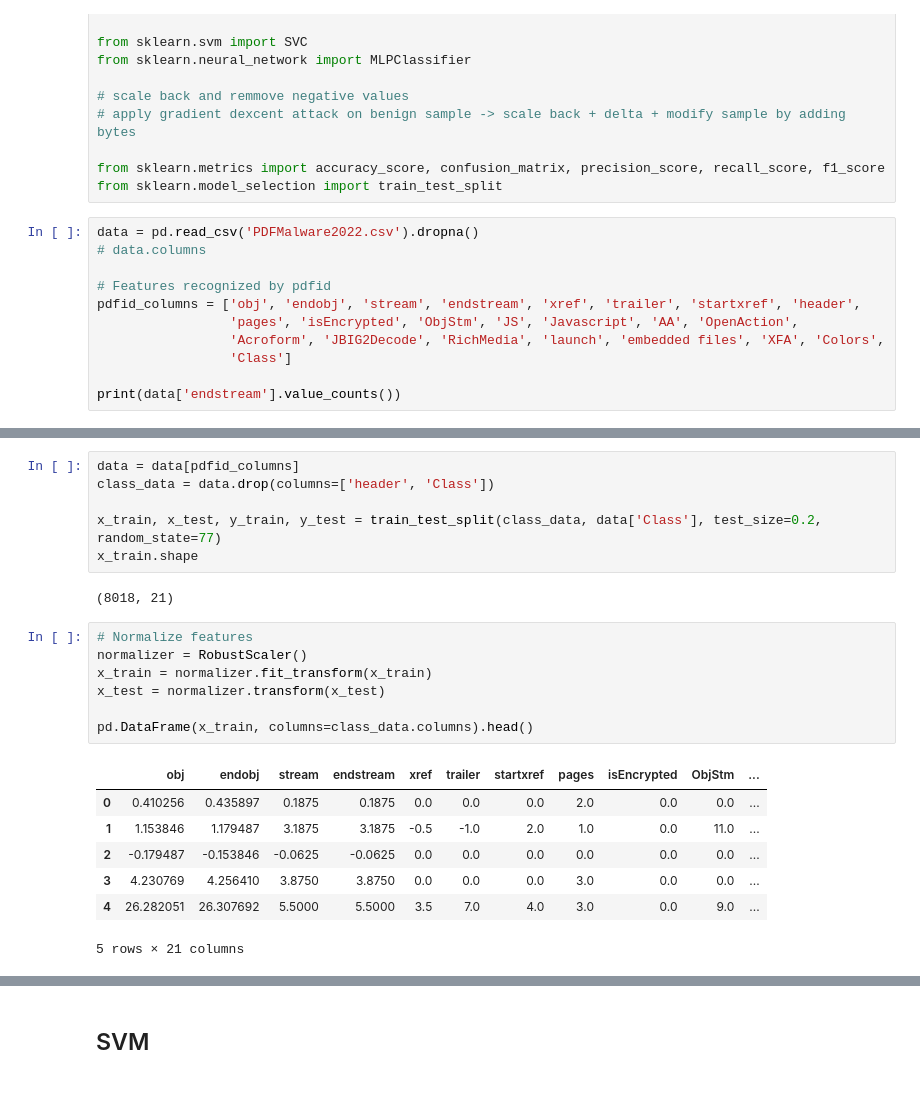
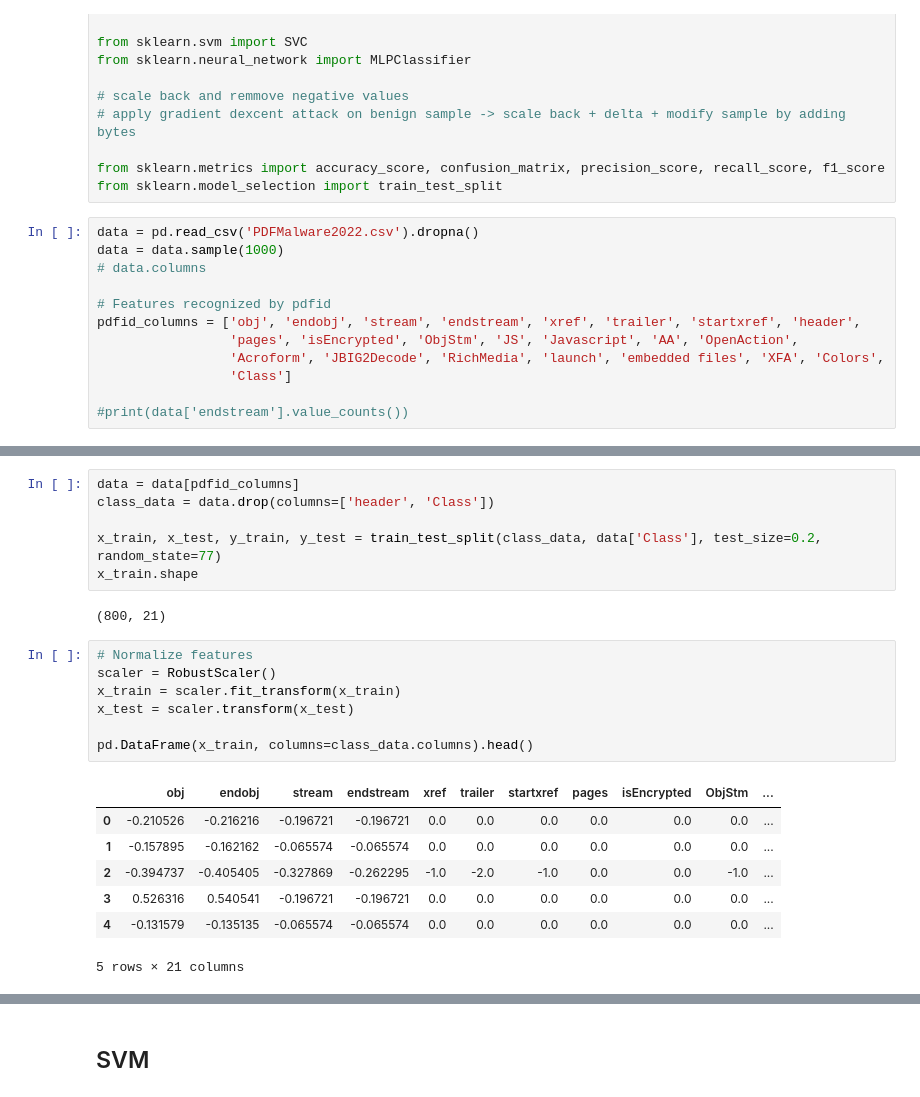
Before and after one commit to paulschweitzer/BSP5, a Jupyter notebook: PDF Malware Evasion.ipynb, the cells around one changed output, grey strips where cells are left out. Saved outputs shown, nothing was run; the diff lists cells and outputs as text.

```diff
--- a/PDF Malware Evasion.ipynb
+++ b/PDF Malware Evasion.ipynb
@@ -17,6 +17,7 @@ from sklearn.metrics import accuracy_score, confusion_matrix, precision_score, r
 from sklearn.model_selection import train_test_split
 # %%
 data = pd.read_csv('PDFMalware2022.csv').dropna()
+data = data.sample(1000)
 # data.columns
 
 # Features recognized by pdfid
@@ -25,4 +26,4 @@ pdfid_columns = ['obj', 'endobj', 'stream', 'endstream', 'xref', 'trailer', 'sta
                  'Acroform', 'JBIG2Decode', 'RichMedia', 'launch', 'embedded files', 'XFA', 'Colors',
                  'Class']
 
-print(data['endstream'].value_counts())
+#print(data['endstream'].value_counts())
@@ -67,20 +54,20 @@ class_data = data.drop(columns=['header', 'Class'])
 x_train, x_test, y_train, y_test = train_test_split(class_data, data['Class'], test_size=0.2, random_state=77)
 x_train.shape
 # %% [output]
-(8018, 21)
+(800, 21)
 # %%
 # Normalize features
-normalizer = RobustScaler()
-x_train = normalizer.fit_transform(x_train)
-x_test = normalizer.transform(x_test)
+scaler = RobustScaler()
+x_train = scaler.fit_transform(x_train)
+x_test = scaler.transform(x_test)
 
 pd.DataFrame(x_train, columns=class_data.columns).head()
 # %% [output]
 |  | obj | endobj | stream | endstream | xref | trailer | startxref | pages | isEncrypted | ObjStm | ... |
-| 0 | 0.410256 | 0.435897 | 0.1875 | 0.1875 | 0.0 | 0.0 | 0.0 | 2.0 | 0.0 | 0.0 | ... |
-| 1 | 1.153846 | 1.179487 | 3.1875 | 3.1875 | -0.5 | -1.0 | 2.0 | 1.0 | 0.0 | 11.0 | ... |
-| 2 | -0.179487 | -0.153846 | -0.0625 | -0.0625 | 0.0 | 0.0 | 0.0 | 0.0 | 0.0 | 0.0 | ... |
-| 3 | 4.230769 | 4.256410 | 3.8750 | 3.8750 | 0.0 | 0.0 | 0.0 | 3.0 | 0.0 | 0.0 | ... |
-| 4 | 26.282051 | 26.307692 | 5.5000 | 5.5000 | 3.5 | 7.0 | 4.0 | 3.0 | 0.0 | 9.0 | ... |
+| 0 | -0.210526 | -0.216216 | -0.196721 | -0.196721 | 0.0 | 0.0 | 0.0 | 0.0 | 0.0 | 0.0 | ... |
+| 1 | -0.157895 | -0.162162 | -0.065574 | -0.065574 | 0.0 | 0.0 | 0.0 | 0.0 | 0.0 | 0.0 | ... |
+| 2 | -0.394737 | -0.405405 | -0.327869 | -0.262295 | -1.0 | -2.0 | -1.0 | 0.0 | 0.0 | -1.0 | ... |
+| 3 | 0.526316 | 0.540541 | -0.196721 | -0.196721 | 0.0 | 0.0 | 0.0 | 0.0 | 0.0 | 0.0 | ... |
+| 4 | -0.131579 | -0.135135 | -0.065574 | -0.065574 | 0.0 | 0.0 | 0.0 | 0.0 | 0.0 | 0.0 | ... |
 5 rows × 21 columns
 # %%
```
Also changed, not shown: parts of 20 cells of this notebook, 4 other files.
